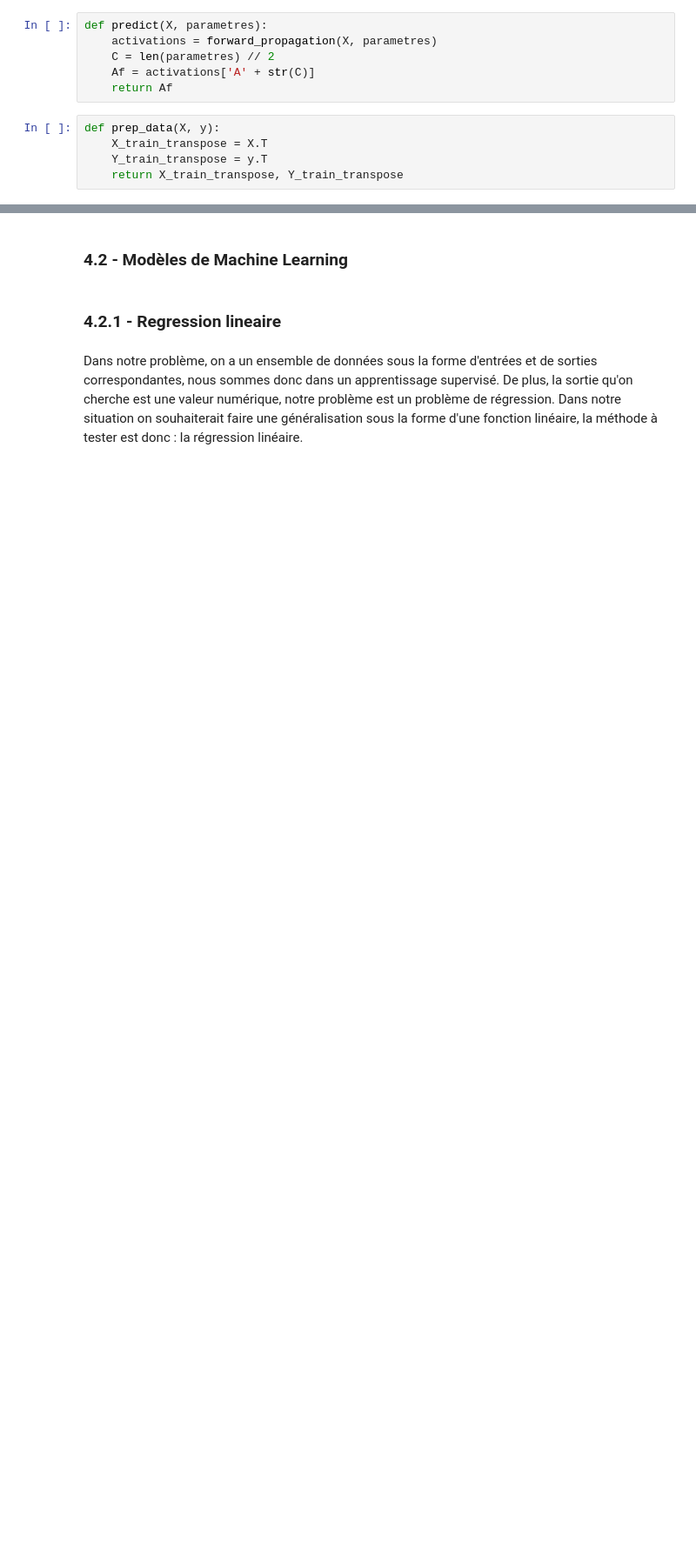
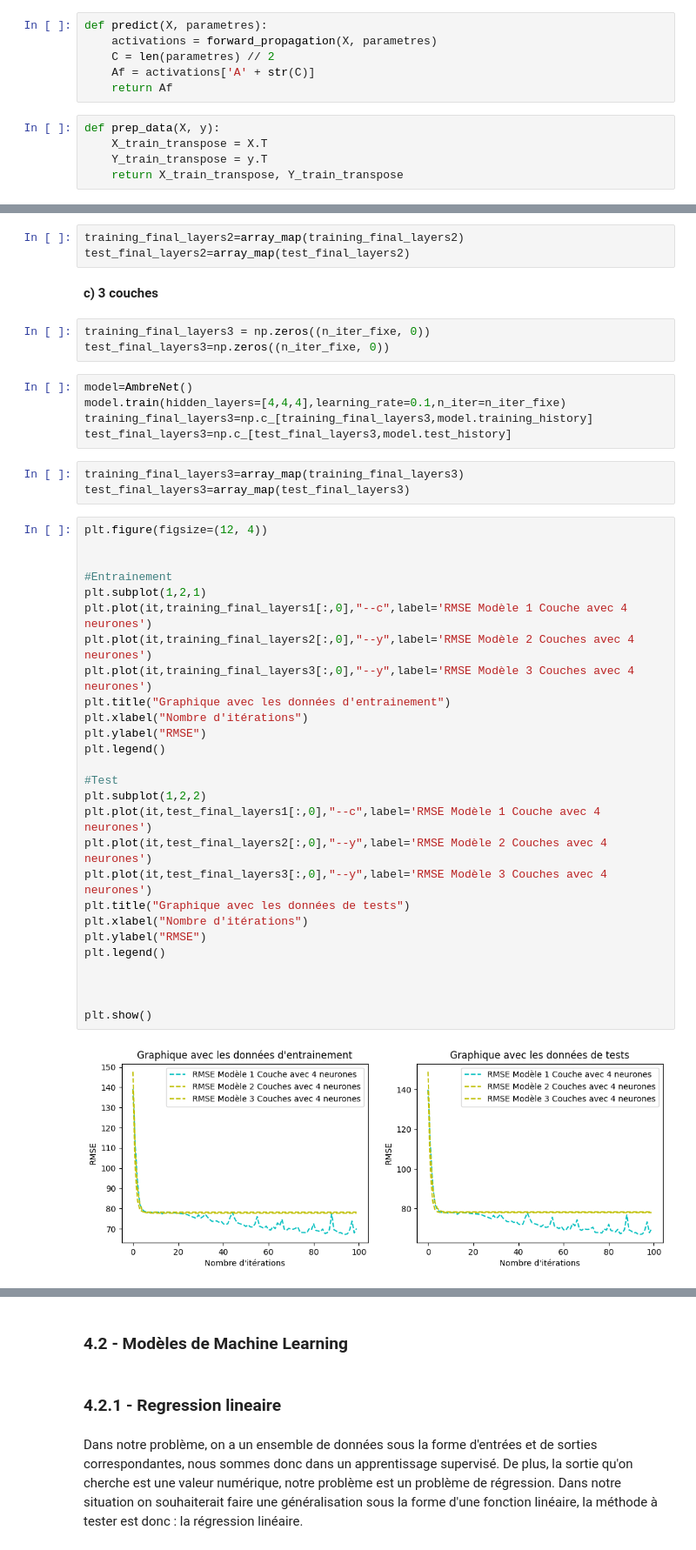
Before and after one commit to BTS-team/ia_challenge_2023, a Jupyter notebook: sy23_rapport.ipynb, the cells around one changed output, grey strips where cells are left out. Shown at 87% size. Cells and saved outputs as stored; diff of their text form; blank space fills up the shorter version.

```diff
--- a/sy23_rapport.ipynb
+++ b/sy23_rapport.ipynb
@@ -573,0 +956,45 @@ vect_layers=np.linspace(4,24,6,dtype=np.int32)
+# %%
+training_final_layers2=array_map(training_final_layers2)
+test_final_layers2=array_map(test_final_layers2)
+# %% [markdown]
+**c) 3 couches**
+# %%
+training_final_layers3 = np.zeros((n_iter_fixe, 0))
+test_final_layers3=np.zeros((n_iter_fixe, 0))
+# %%
+model=AmbreNet()
+model.train(hidden_layers=[4,4,4],learning_rate=0.1,n_iter=n_iter_fixe)
+training_final_layers3=np.c_[training_final_layers3,model.training_history]
+test_final_layers3=np.c_[test_final_layers3,model.test_history]
+# %%
+training_final_layers3=array_map(training_final_layers3)
+test_final_layers3=array_map(test_final_layers3)
+# %%
+plt.figure(figsize=(12, 4))
+
+
+#Entrainement
+plt.subplot(1,2,1)
+plt.plot(it,training_final_layers1[:,0],"--c",label='RMSE Modèle 1 Couche avec 4 neurones')
+plt.plot(it,training_final_layers2[:,0],"--y",label='RMSE Modèle 2 Couches avec 4 neurones')
+plt.plot(it,training_final_layers3[:,0],"--y",label='RMSE Modèle 3 Couches avec 4 neurones')
+plt.title("Graphique avec les données d'entrainement")
+plt.xlabel("Nombre d'itérations")
+plt.ylabel("RMSE")
+plt.legend()
+
+#Test
+plt.subplot(1,2,2)
+plt.plot(it,test_final_layers1[:,0],"--c",label='RMSE Modèle 1 Couche avec 4 neurones')
+plt.plot(it,test_final_layers2[:,0],"--y",label='RMSE Modèle 2 Couches avec 4 neurones')
+plt.plot(it,test_final_layers3[:,0],"--y",label='RMSE Modèle 3 Couches avec 4 neurones')
+plt.title("Graphique avec les données de tests")
+plt.xlabel("Nombre d'itérations")
+plt.ylabel("RMSE")
+plt.legend()
+
+
+
+plt.show()
+# %% [output]
+[figure, added]
```
Also changed, not shown: parts of 77 cells of this notebook, 3 other files.
